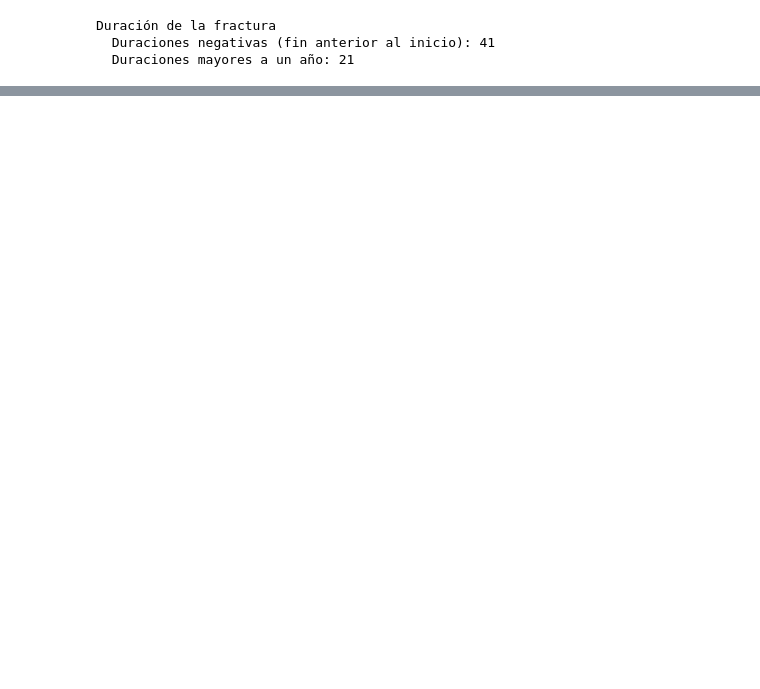
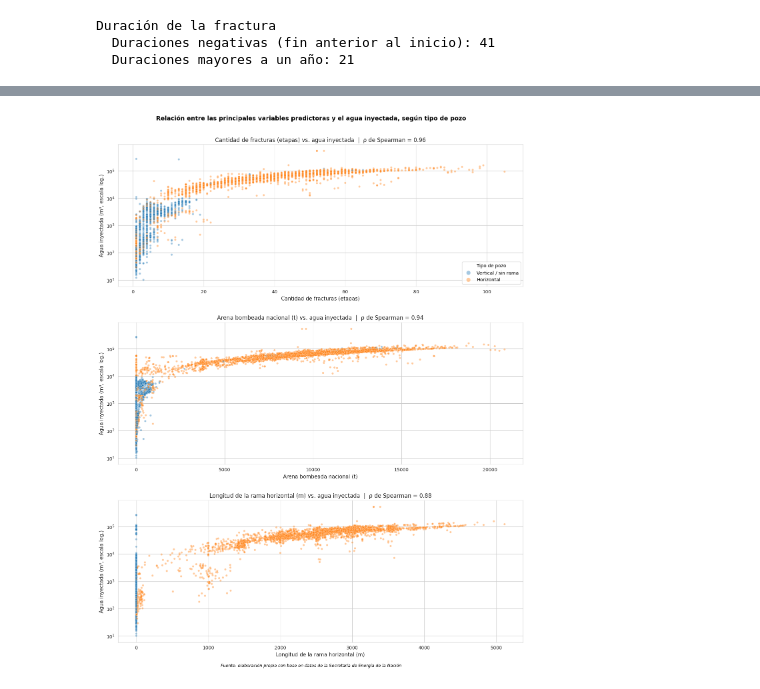
Before and after one commit to 1Claure/Ingenieria_De_Software, a Jupyter notebook: fase_2_data_understanding.ipynb, the cells around one changed output, grey strips where cells are left out. Saved outputs shown, nothing was run; the diff lists cells and outputs as text; code cells hidden in the pictures; blank space fills up the shorter version.

```diff
--- a/fase_2_data_understanding.ipynb
+++ b/fase_2_data_understanding.ipynb
@@ -829,0 +882,20 @@ Si existen variables muy correlacionadas entre sí, podría ser conveniente elim
+# %%
+# @title Correlación de cada variable con la variable objetivo
+filas = []
+for col in num_cols:
+    if col == "agua_inyectada_m3":
+        continue
+    pares = df_dist[["agua_inyectada_m3", col]].dropna()
+    rho, p_valor = stats.spearmanr(pares["agua_inyectada_m3"], pares[col])
+    filas.append({
+        "variable": col,
+        "n": len(pares),
+        "rho de Spearman": round(rho, 3),
+        "p-valor": p_valor,
+        "decisión (α = 0,05)": "Se rechaza H0" if p_valor < 0.05 else "No se rechaza H0",
+    })
+
+correlacion_objetivo = (pd.DataFrame(filas)
+                        .sort_values("rho de Spearman", key=abs, ascending=False)
+                        .reset_index(drop=True))
+display(correlacion_objetivo)
@@ -829,0 +926,36 @@ Si existen variables muy correlacionadas entre sí, podría ser conveniente elim
+# %%
+# @title Diagramas de dispersión de las variables predictoras principales vs. agua inyectada
+df_viz = df_datos_energia[df_datos_energia["agua_inyectada_m3"] > 0].copy()
+df_viz["tipo_pozo"] = np.where(df_viz["longitud_rama_horizontal_m"] > 0, "Horizontal", "Vertical / sin rama")
+
+variables = {
+    "cantidad_fracturas": "Cantidad de fracturas (etapas)",
+    "arena_bombeada_nacional_tn": "Arena bombeada nacional (t)",
+    "longitud_rama_horizontal_m": "Longitud de la rama horizontal (m)",
+}
+
+with sns.axes_style("whitegrid"):
+    fig, axes = plt.subplots(3, 1, figsize=(13, 17))
+
+for i, (ax, (col, etiqueta)) in enumerate(zip(axes, variables.items())):
+    sns.scatterplot(data=df_viz, x=col, y="agua_inyectada_m3", hue="tipo_pozo",
+                    alpha=0.4, s=20, legend=(i == 0), ax=ax)
+    rho = df_viz[[col, "agua_inyectada_m3"]].corr(method="spearman").iloc[0, 1]
+    ax.set_yscale("log")
+    ax.set_title(f"{etiqueta} vs. agua inyectada  |  ρ de Spearman = {rho:.2f}", fontsize=12)
+    ax.set_xlabel(etiqueta, fontsize=11)
+    ax.set_ylabel("Agua inyectada (m³, escala log.)", fontsize=11)
+
+axes[0].legend(title="Tipo de pozo", loc="lower right", markerscale=2)
+
+plt.suptitle(
+    "Relación entre las principales variables predictoras y el agua inyectada, según tipo de pozo",
+    fontsize=13, fontweight="bold",
+)
+fig.text(0.5, 0.005,
+         "Fuente: elaboración propia con base en datos de la Secretaría de Energía de la Nación",
+         ha="center", va="bottom", fontsize=9, style="italic")
+plt.tight_layout(rect=[0, 0.015, 1, 0.97], h_pad=3)
+plt.show()
+# %% [output]
+[figure, added]
```
Also changed, not shown: parts of 50 cells of this notebook.
